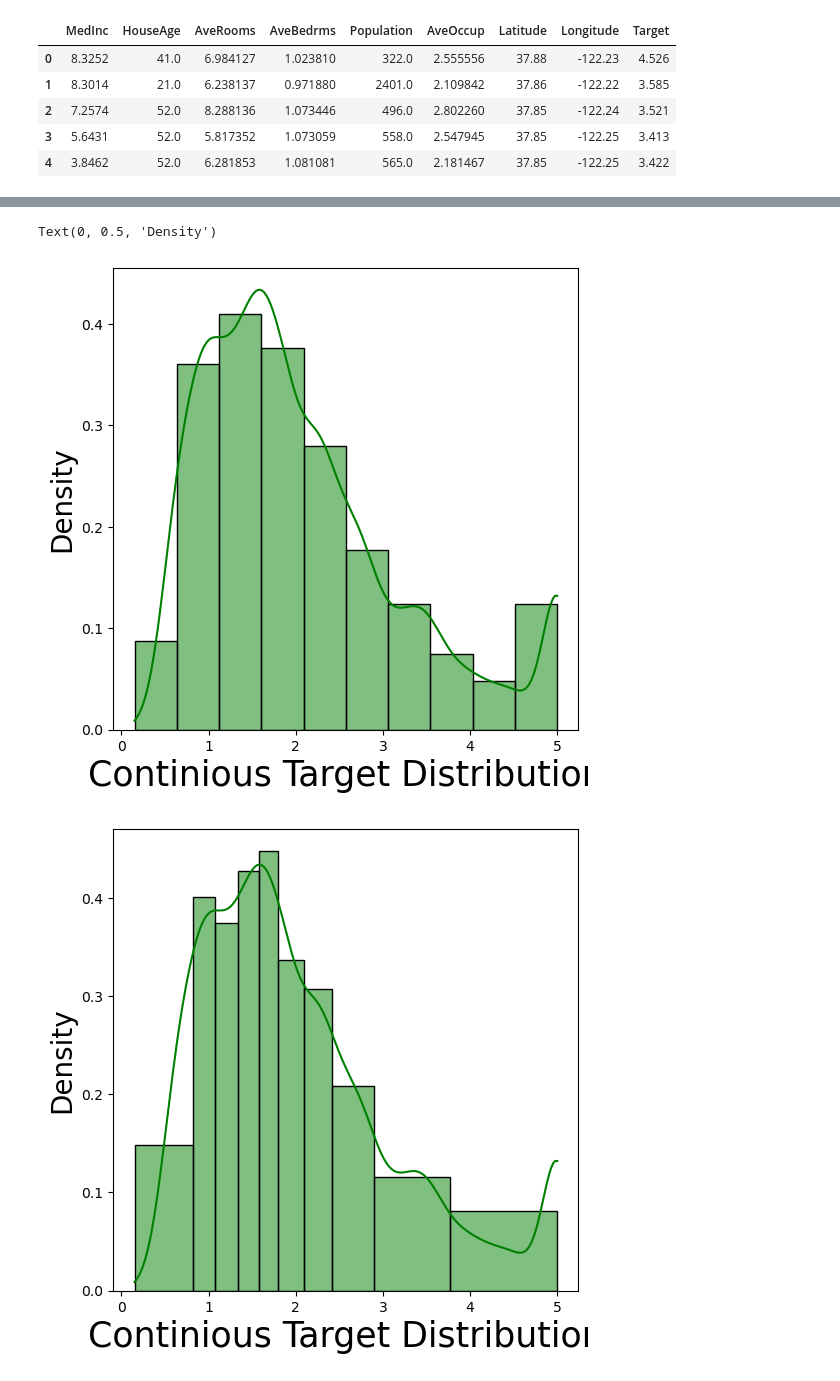
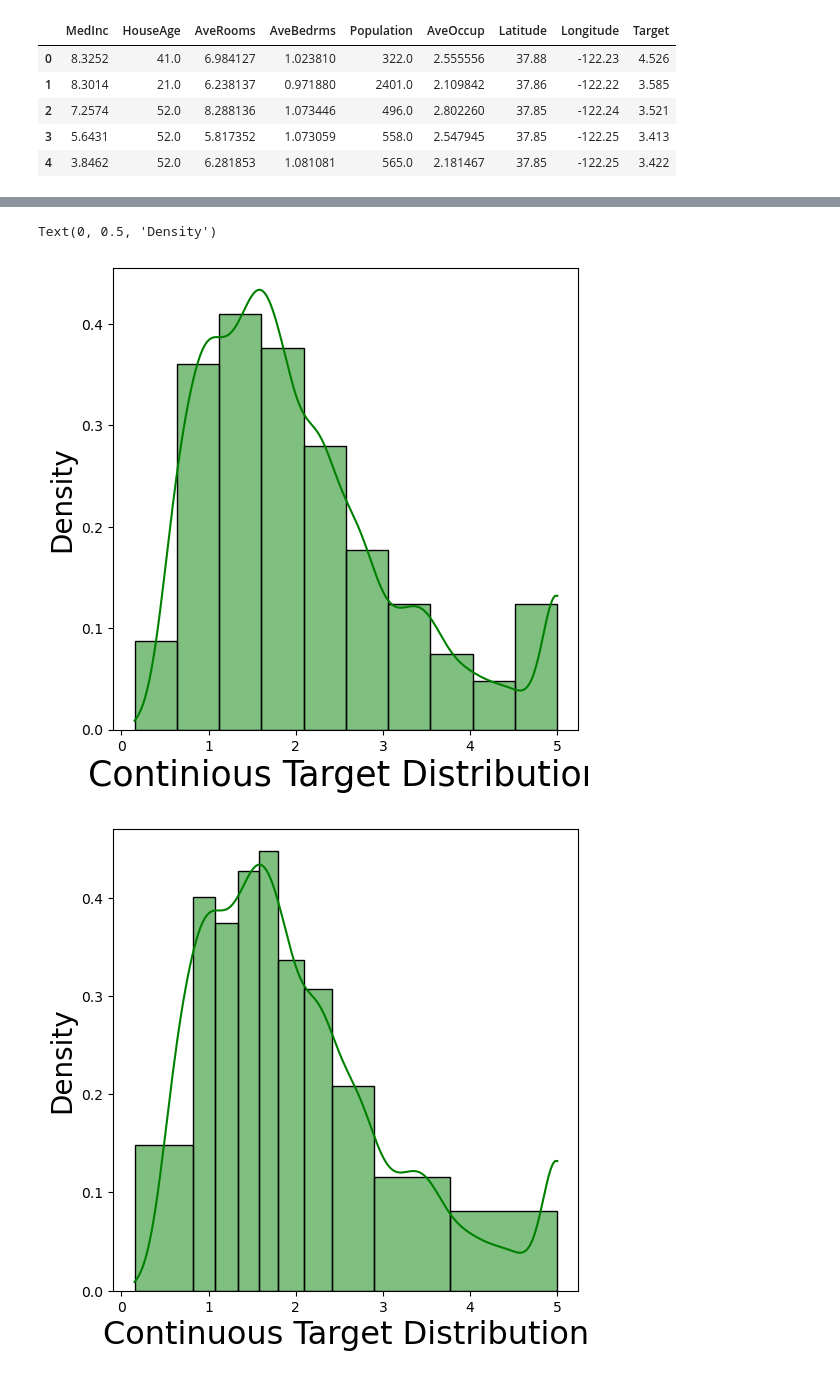
Before and after one commit to annegriddl/slds_stratification, a Jupyter notebook: Simulations/Eperiments1 FirstTry/Stratification.ipynb, the cells around one changed output, grey strips where cells are left out. Drawn from its saved outputs; the diff is of its cells as text; code cells hidden in the pictures.

```diff
--- a/Simulations/Eperiments1 FirstTry/Stratification.ipynb
+++ b/Simulations/Eperiments1 FirstTry/Stratification.ipynb
@@ -943,32 +943,32 @@ y_grouped_max = []
 # add minimum to y_grouped_max
 y_grouped_max.append(np.min(target))
 for i in range(10):
     y_grouped_max.append(np.max(target[y_grouped == i]))
 y_grouped_max
 
 
 
 # histogram with kde
 plt.figure(figsize=(6,6))
 _ = sns.histplot(data=target, kde=True, stat="density", bins=10, color='green')
 plt.xlabel("Continious Target Distribution", fontsize=25)
 plt.ylabel("Density", fontsize=20)
 # add vertical lines at y_grouped_max
 #for i in range(10):
     #plt.axvline(x=y_grouped_max[i], color='green', linestyle='--')
 #plt.savefig("./plots/histplot_with_lines.png")
 
 
 # histogram with kde, bins at y_grouped_max
 plt.figure(figsize=(6,6))
 _ = sns.histplot(data=target, kde=True, stat="density", bins= y_grouped_max, color='green')
-plt.xlabel("Continious Target Distribution", fontsize=25)
+plt.xlabel("Continuous Target Distribution", fontsize=23)
 plt.ylabel("Density", fontsize=20)
 # add vertical lines at y_grouped_max
 #for i in range(10):
     #plt.axvline(x=y_grouped_max[i], color='green', linestyle='--')
 #plt.savefig("./plots/histplot_with_lines2.png")
 # %% [output]
 Text(0, 0.5, 'Density')
 [figure]
-[figure, old version]
+[figure, new version]
```
Also changed, not shown: parts of 1 cell of this notebook, 7 other files.
